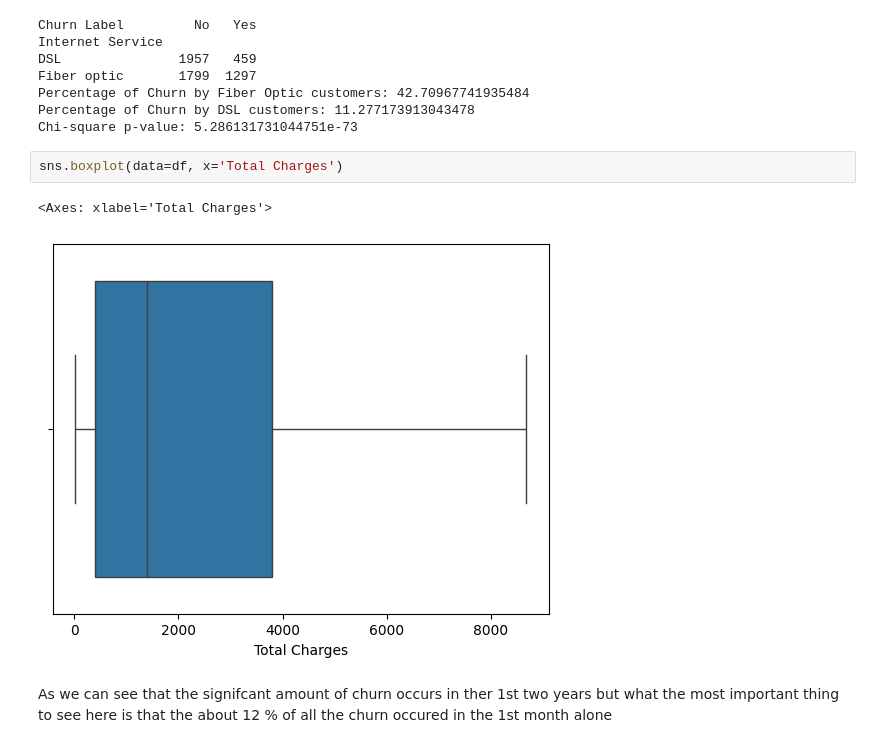
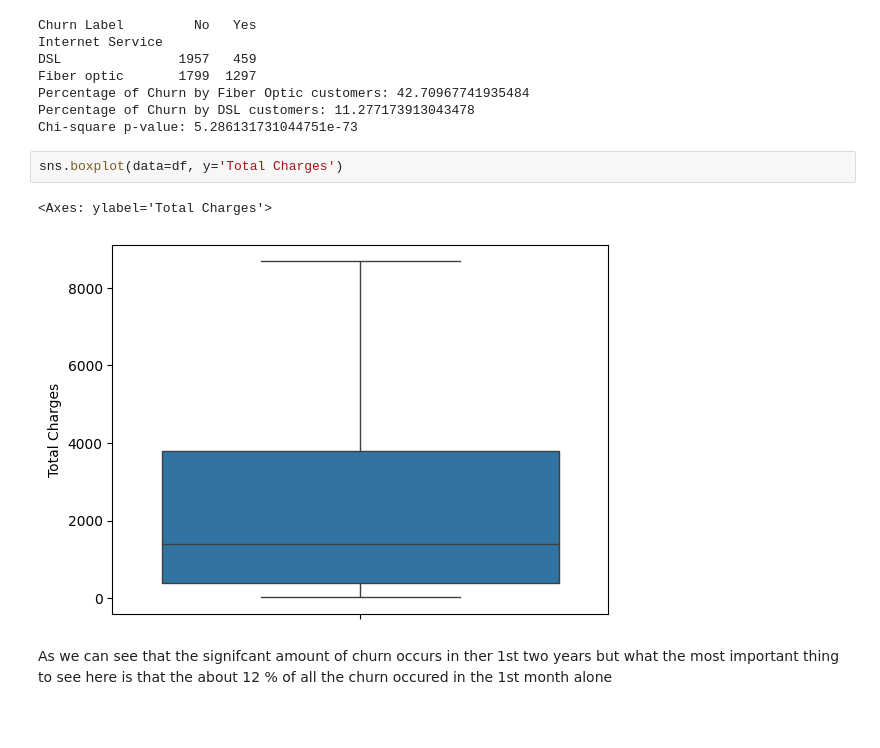
Before and after one commit to Zia-Ul-Hasan/Churn-Prediction-IBM-telco, a Jupyter notebook: EDA_Churn.ipynb, the cells around one changed output. Cells and saved outputs as stored; diff of their text form; blank space fills up the shorter version.

```diff
--- a/EDA_Churn.ipynb
+++ b/EDA_Churn.ipynb
@@ -225,10 +241,10 @@ Percentage of Churn by Fiber Optic customers: 42.70967741935484
 Percentage of Churn by DSL customers: 11.277173913043478
 Chi-square p-value: 5.286131731044751e-73
 # %%
-sns.boxplot(data=df, x='Total Charges')
+sns.boxplot(data=df, y='Total Charges')
 # %% [output]
-<Axes: xlabel='Total Charges'>
+<Axes: ylabel='Total Charges'>
-[figure, old version]
+[figure, new version]
 # %% [markdown]
 As we can see that the signifcant amount of churn occurs in ther 1st two years but what the most important thing to see here is that the  about 12 % of all the churn occured in the 1st month alone
 # %%
```
Also changed, not shown: parts of 7 cells of this notebook.
